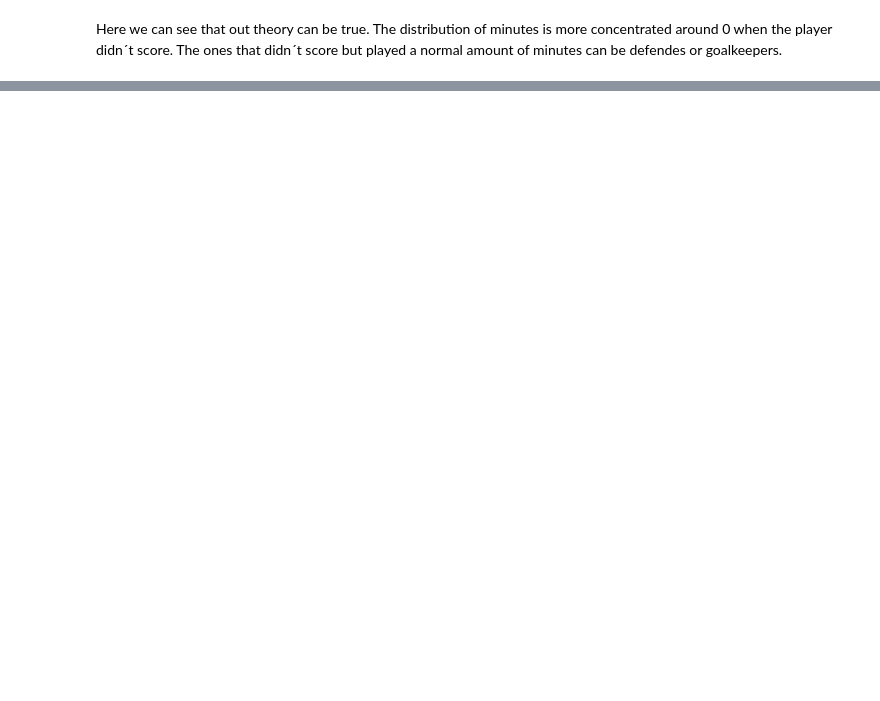
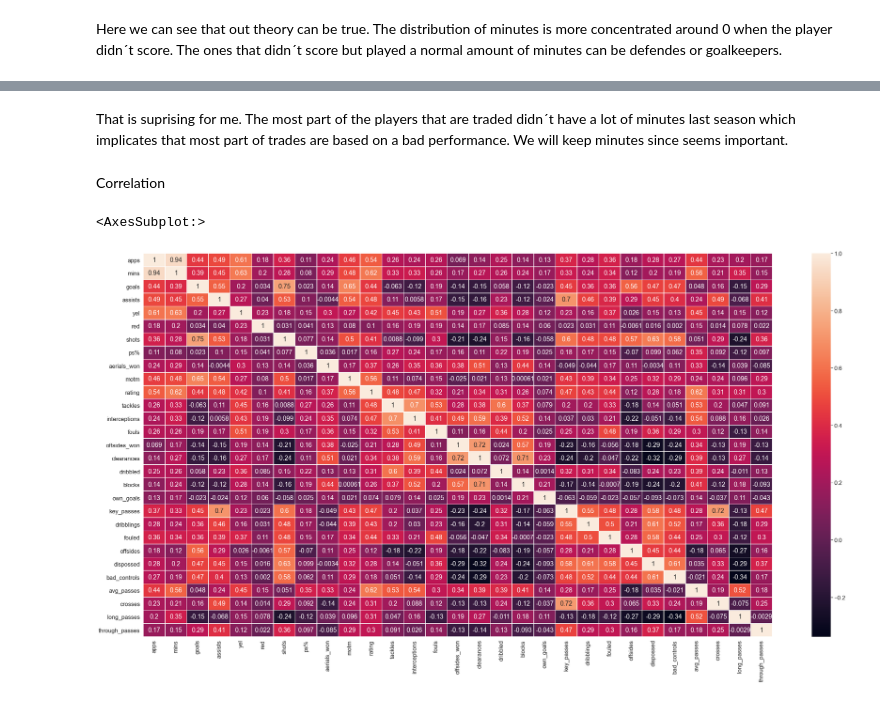
Before and after one commit to javivaleiras/football_churn, a Jupyter notebook: eda/EDA.ipynb, the cells around one changed output, grey strips where cells are left out. Drawn from its saved outputs; the diff is of its cells as text; code cells hidden in the pictures; blank space fills up the shorter version.

```diff
--- a/eda/EDA.ipynb
+++ b/eda/EDA.ipynb
@@ -224,0 +300,12 @@ NOTA PARA MI
+# %% [markdown]
+That is suprising for me. The most part of the players that are traded didn´t have a lot of minutes last season which implicates that most part of trades are based on a bad performance. We will keep minutes since seems important.
+# %% [markdown]
+Correlation
+# %%
+corr = df.corr()
+plt.figure(figsize=(40,20))
+sns.set(font_scale = 1.5)
+sns.heatmap(corr,linewidth=.5,annot=True)
+# %% [output]
+<AxesSubplot:>
+[figure, added]
```
Also changed, not shown: parts of 23 cells of this notebook.
